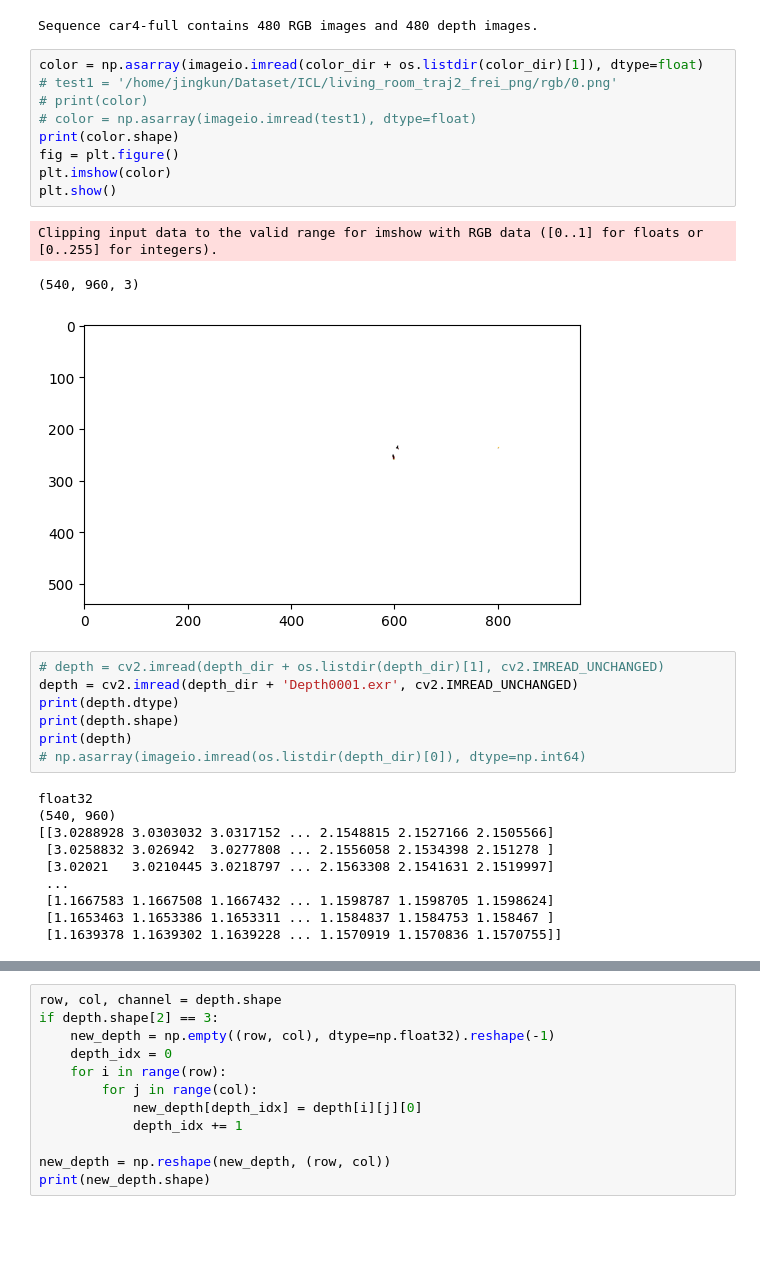
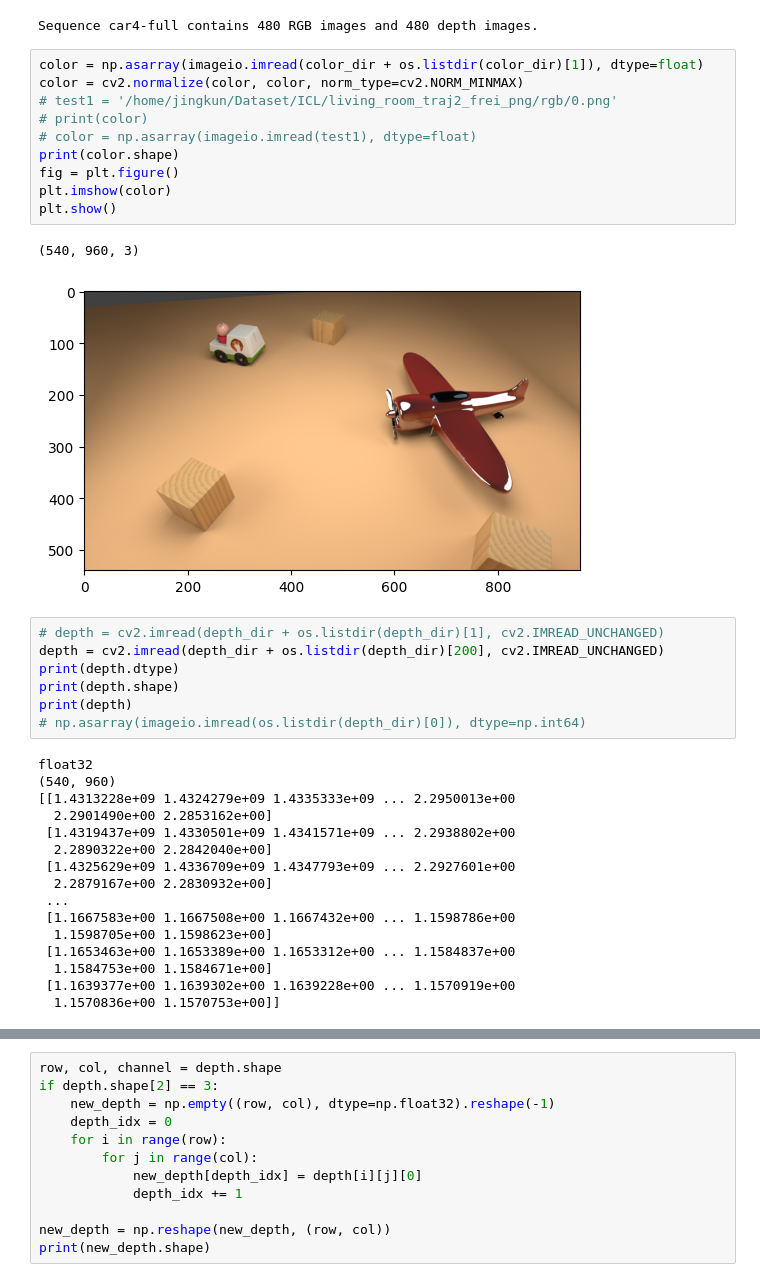
Before and after one commit to EdwardjkFeng/gradslam, a Jupyter notebook: scripts/trial.ipynb, the cells around one changed output, grey strips where cells are left out. Saved outputs shown, nothing was run; the diff lists cells and outputs as text; blank space fills up the shorter version.

```diff
--- a/scripts/trial.ipynb
+++ b/scripts/trial.ipynb
@@ -22,20 +22,20 @@ print('Sequence {} contains {} RGB images and {} depth images.'.format(sequence,
 Sequence car4-full contains 480 RGB images and 480 depth images.
 # %%
 color = np.asarray(imageio.imread(color_dir + os.listdir(color_dir)[1]), dtype=float)
+color = cv2.normalize(color, color, norm_type=cv2.NORM_MINMAX)
 # test1 = '/home/jingkun/Dataset/ICL/living_room_traj2_frei_png/rgb/0.png'
 # print(color)
 # color = np.asarray(imageio.imread(test1), dtype=float)
 print(color.shape)
 fig = plt.figure()
 plt.imshow(color)
 plt.show()
 # %% [output]
-Clipping input data to the valid range for imshow with RGB data ([0..1] for floats or [0..255] for integers).
+(540, 960, 3)
-(540, 960, 3)
-[figure, old version]
+[figure, new version]
 # %%
 # depth = cv2.imread(depth_dir + os.listdir(depth_dir)[1], cv2.IMREAD_UNCHANGED)
-depth = cv2.imread(depth_dir + 'Depth0001.exr', cv2.IMREAD_UNCHANGED)
+depth = cv2.imread(depth_dir + os.listdir(depth_dir)[200], cv2.IMREAD_UNCHANGED)
 print(depth.dtype)
 print(depth.shape)
 print(depth)
@@ -43,11 +43,17 @@ print(depth)
 # %% [output]
 float32
 (540, 960)
-[[3.0288928 3.0303032 3.0317152 ... 2.1548815 2.1527166 2.1505566]
- [3.0258832 3.026942  3.0277808 ... 2.1556058 2.1534398 2.151278 ]
- [3.02021   3.0210445 3.0218797 ... 2.1563308 2.1541631 2.1519997]
+[[1.4313228e+09 1.4324279e+09 1.4335333e+09 ... 2.2950013e+00
+  2.2901490e+00 2.2853162e+00]
+ [1.4319437e+09 1.4330501e+09 1.4341571e+09 ... 2.2938802e+00
+  2.2890322e+00 2.2842040e+00]
+ [1.4325629e+09 1.4336709e+09 1.4347793e+09 ... 2.2927601e+00
+  2.2879167e+00 2.2830932e+00]
  ...
- [1.1667583 1.1667508 1.1667432 ... 1.1598787 1.1598705 1.1598624]
- [1.1653463 1.1653386 1.1653311 ... 1.1584837 1.1584753 1.158467 ]
- [1.1639378 1.1639302 1.1639228 ... 1.1570919 1.1570836 1.1570755]]
+ [1.1667583e+00 1.1667508e+00 1.1667432e+00 ... 1.1598786e+00
+  1.1598705e+00 1.1598623e+00]
+ [1.1653463e+00 1.1653389e+00 1.1653312e+00 ... 1.1584837e+00
+  1.1584753e+00 1.1584671e+00]
+ [1.1639377e+00 1.1639302e+00 1.1639228e+00 ... 1.1570919e+00
+  1.1570836e+00 1.1570753e+00]]
 # %%
```
Also changed, not shown: parts of 6 cells of this notebook, 2 other files.
